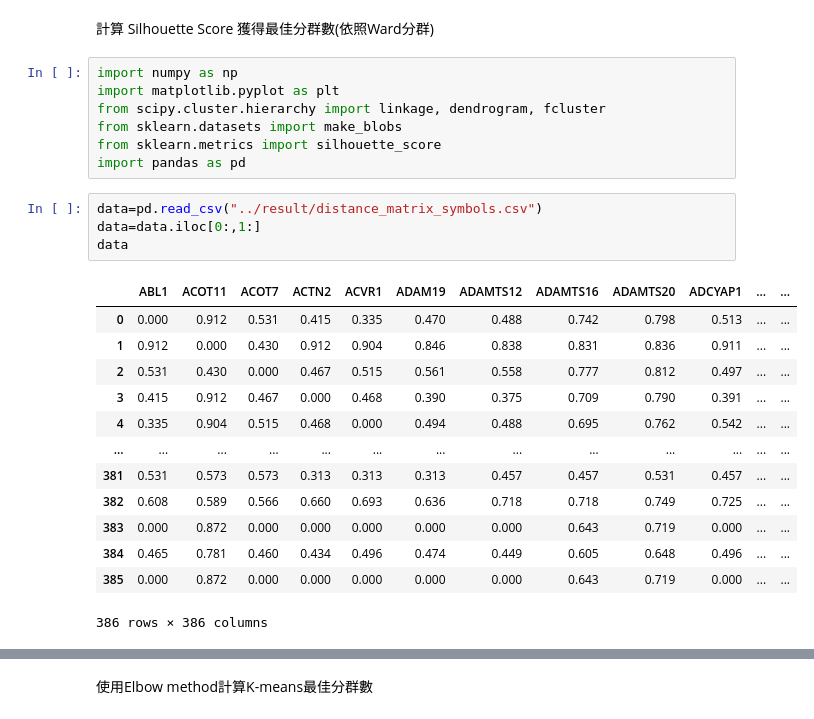
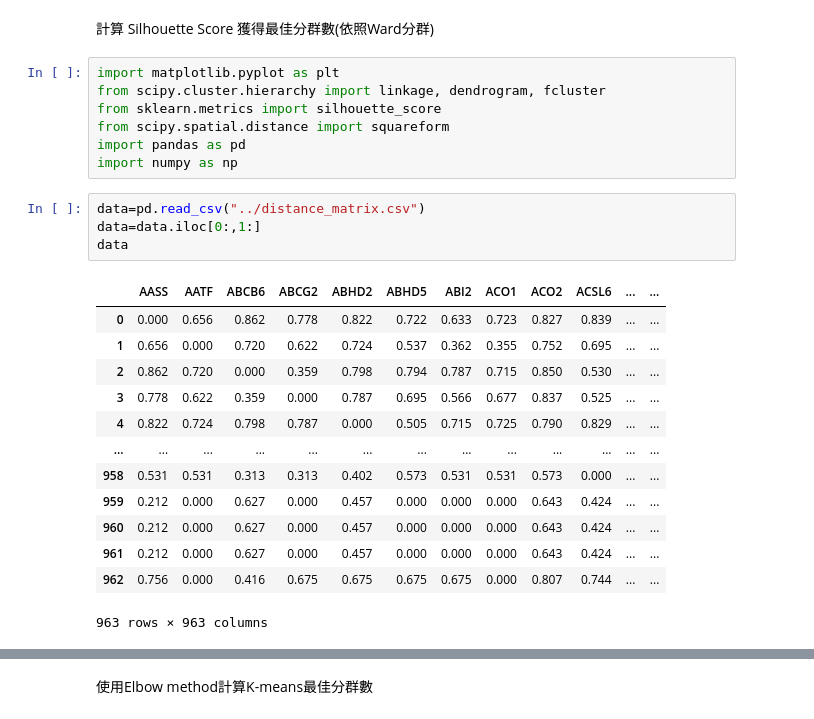
Before and after one commit to BioTechCo/main_project, a Jupyter notebook: notebooks/cal_cluster_number.ipynb, the cells around one changed output, grey strips where cells are left out. Saved outputs shown, nothing was run; the diff lists cells and outputs as text.

```diff
--- a/notebooks/cal_cluster_number.ipynb
+++ b/notebooks/cal_cluster_number.ipynb
@@ -1,27 +1,27 @@
 # %% [markdown]
 計算 Silhouette Score 獲得最佳分群數(依照Ward分群)
 # %%
-import numpy as np
 import matplotlib.pyplot as plt
 from scipy.cluster.hierarchy import linkage, dendrogram, fcluster
-from sklearn.datasets import make_blobs
 from sklearn.metrics import silhouette_score
+from scipy.spatial.distance import squareform
 import pandas as pd
+import numpy as np
 # %%
-data=pd.read_csv("../result/distance_matrix_symbols.csv")
+data=pd.read_csv("../distance_matrix.csv")
 data=data.iloc[0:,1:]
 data
 # %% [output]
-|  | ABL1 | ACOT11 | ACOT7 | ACTN2 | ACVR1 | ADAM19 | ADAMTS12 | ADAMTS16 | ADAMTS20 | ADCYAP1 | ... | ... |
-| 0 | 0.000 | 0.912 | 0.531 | 0.415 | 0.335 | 0.470 | 0.488 | 0.742 | 0.798 | 0.513 | ... | ... |
-| 1 | 0.912 | 0.000 | 0.430 | 0.912 | 0.904 | 0.846 | 0.838 | 0.831 | 0.836 | 0.911 | ... | ... |
-| 2 | 0.531 | 0.430 | 0.000 | 0.467 | 0.515 | 0.561 | 0.558 | 0.777 | 0.812 | 0.497 | ... | ... |
-| 3 | 0.415 | 0.912 | 0.467 | 0.000 | 0.468 | 0.390 | 0.375 | 0.709 | 0.790 | 0.391 | ... | ... |
-| 4 | 0.335 | 0.904 | 0.515 | 0.468 | 0.000 | 0.494 | 0.488 | 0.695 | 0.762 | 0.542 | ... | ... |
+|  | AASS | AATF | ABCB6 | ABCG2 | ABHD2 | ABHD5 | ABI2 | ACO1 | ACO2 | ACSL6 | ... | ... |
+| 0 | 0.000 | 0.656 | 0.862 | 0.778 | 0.822 | 0.722 | 0.633 | 0.723 | 0.827 | 0.839 | ... | ... |
+| 1 | 0.656 | 0.000 | 0.720 | 0.622 | 0.724 | 0.537 | 0.362 | 0.355 | 0.752 | 0.695 | ... | ... |
+| 2 | 0.862 | 0.720 | 0.000 | 0.359 | 0.798 | 0.794 | 0.787 | 0.715 | 0.850 | 0.530 | ... | ... |
+| 3 | 0.778 | 0.622 | 0.359 | 0.000 | 0.787 | 0.695 | 0.566 | 0.677 | 0.837 | 0.525 | ... | ... |
+| 4 | 0.822 | 0.724 | 0.798 | 0.787 | 0.000 | 0.505 | 0.715 | 0.725 | 0.790 | 0.829 | ... | ... |
 | ... | ... | ... | ... | ... | ... | ... | ... | ... | ... | ... | ... | ... |
-| 381 | 0.531 | 0.573 | 0.573 | 0.313 | 0.313 | 0.313 | 0.457 | 0.457 | 0.531 | 0.457 | ... | ... |
-| 382 | 0.608 | 0.589 | 0.566 | 0.660 | 0.693 | 0.636 | 0.718 | 0.718 | 0.749 | 0.725 | ... | ... |
-| 383 | 0.000 | 0.872 | 0.000 | 0.000 | 0.000 | 0.000 | 0.000 | 0.643 | 0.719 | 0.000 | ... | ... |
-| 384 | 0.465 | 0.781 | 0.460 | 0.434 | 0.496 | 0.474 | 0.449 | 0.605 | 0.648 | 0.496 | ... | ... |
-| 385 | 0.000 | 0.872 | 0.000 | 0.000 | 0.000 | 0.000 | 0.000 | 0.643 | 0.719 | 0.000 | ... | ... |
+| 958 | 0.531 | 0.531 | 0.313 | 0.313 | 0.402 | 0.573 | 0.531 | 0.531 | 0.573 | 0.000 | ... | ... |
+| 959 | 0.212 | 0.000 | 0.627 | 0.000 | 0.457 | 0.000 | 0.000 | 0.000 | 0.643 | 0.424 | ... | ... |
+| 960 | 0.212 | 0.000 | 0.627 | 0.000 | 0.457 | 0.000 | 0.000 | 0.000 | 0.643 | 0.424 | ... | ... |
+| 961 | 0.212 | 0.000 | 0.627 | 0.000 | 0.457 | 0.000 | 0.000 | 0.000 | 0.643 | 0.424 | ... | ... |
+| 962 | 0.756 | 0.000 | 0.416 | 0.675 | 0.675 | 0.675 | 0.675 | 0.000 | 0.807 | 0.744 | ... | ... |
-386 rows × 386 columns
+963 rows × 963 columns
```
Also changed, not shown: parts of 8 cells of this notebook, 1 other file.
